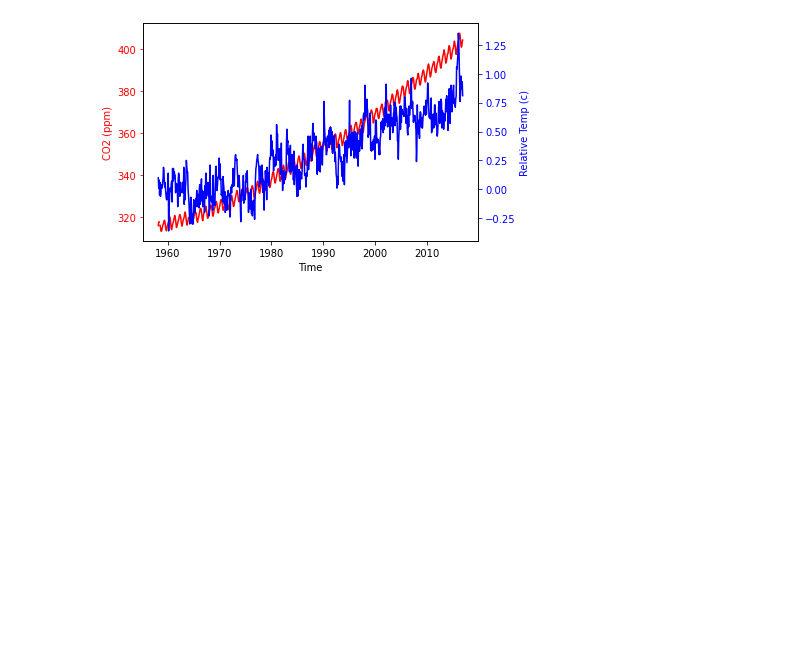
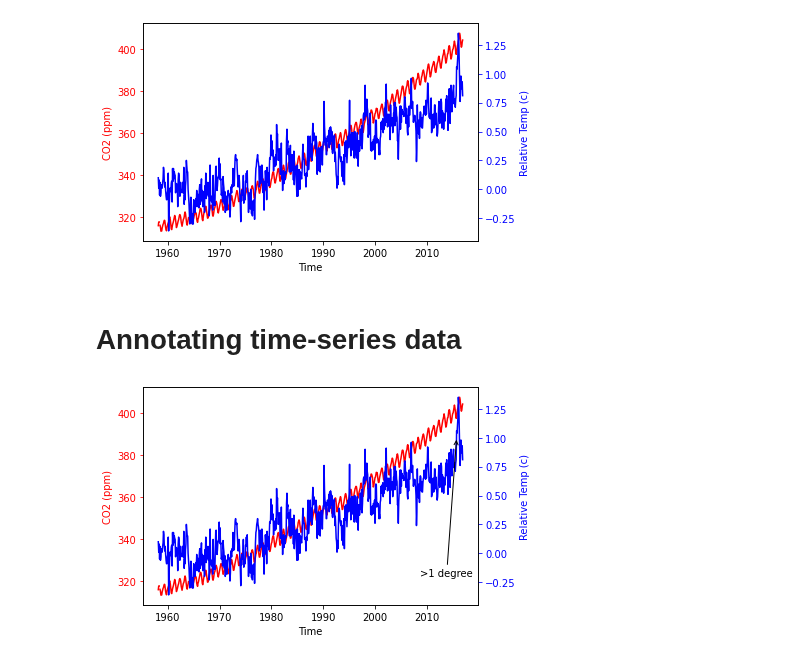
Before and after one commit to Jose-Servin/DataCamp, a Jupyter notebook: Courses/Intro_Matplotlib/all_about_matplotlib.ipynb, the cells around one changed output. Saved outputs shown, nothing was run; the diff lists cells and outputs as text; code cells hidden in the pictures; blank space fills up the shorter version.

Commit message:
completed time-series data camp

```diff
--- a/Courses/Intro_Matplotlib/all_about_matplotlib.ipynb
+++ b/Courses/Intro_Matplotlib/all_about_matplotlib.ipynb
@@ -499,3 +500,23 @@ plot_timeseries(ax2, climate_data.index, climate_data['relative_temp'], 'blue',
 plt.show()
 # %% [output]
 [figure]
+# %% [markdown]
+# Annotating time-series data
+# %%
+fig, ax = plt.subplots()
+
+plot_timeseries(ax, climate_data.index, climate_data['co2'], 'red', 'Time', 'CO2 (ppm)')
+
+ax2 = ax.twinx()
+plot_timeseries(ax2, climate_data.index, climate_data['relative_temp'], 'blue', 'Time', 'Relative Temp (c)')
+
+ax2.annotate(
+    ">1 degree",
+    xy = [pd.Timestamp("2015-10-06"),1],
+    xytext = (pd.Timestamp("2008-10-06"), -0.2),
+    arrowprops = {'arrowstyle':'->', "color":'black'}
+    )
+
+plt.show()
+# %% [output]
+[figure, added]
```
Also changed, not shown: parts of 7 cells of this notebook.
